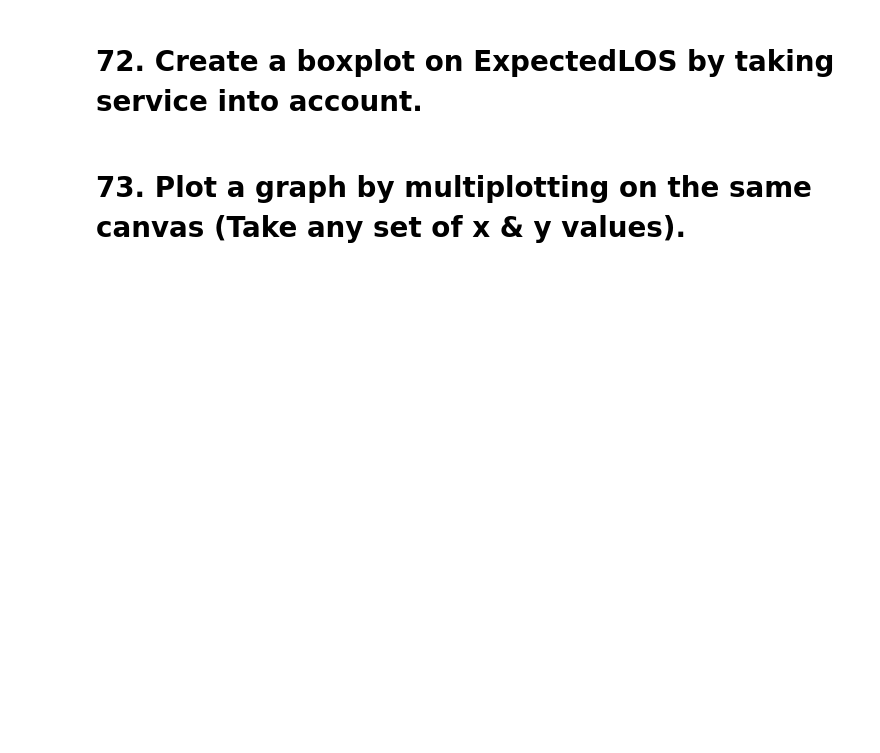
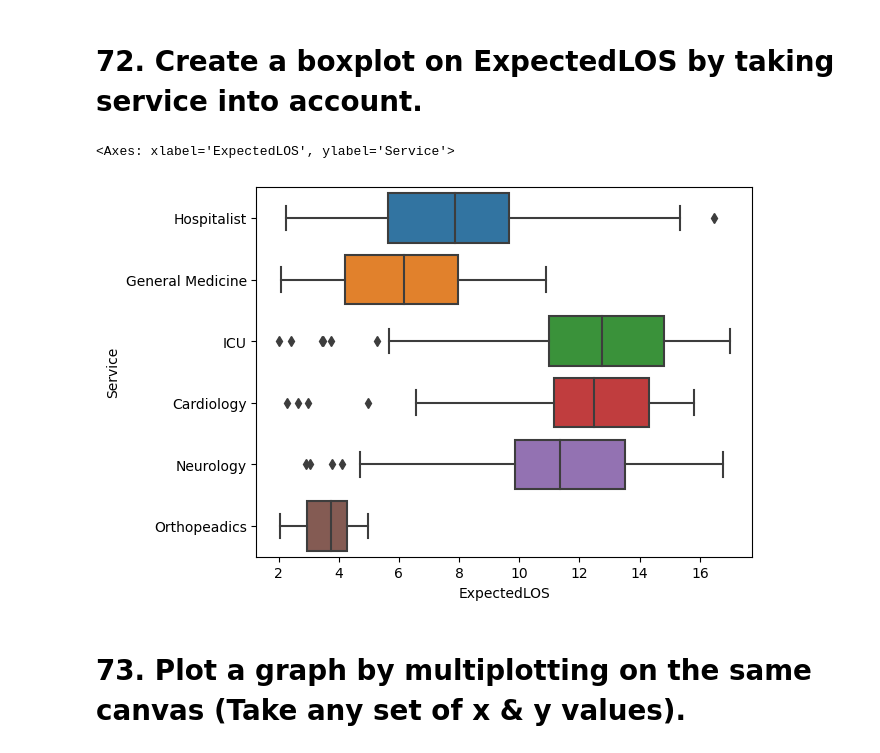
Before and after one commit to JyotsnaSusan/5Py, a Jupyter notebook: Syeda61_80.ipynb, the cells around one changed output. Cells and saved outputs as stored; diff of their text form; code cells hidden in the pictures; blank space fills up the shorter version.

```diff
--- a/Syeda61_80.ipynb
+++ b/Syeda61_80.ipynb
@@ -213,4 +233,9 @@ plt.show()
 # %% [markdown]
 # 72. Create a boxplot on ExpectedLOS by taking service into account.
+# %%
+sns.boxplot(data=df_ReadmissionRegistry, x="ExpectedLOS", y="Service")
+# %% [output]
+<Axes: xlabel='ExpectedLOS', ylabel='Service'>
+[figure, added]
 # %% [markdown]
 # 73. Plot a graph by multiplotting on the same canvas  (Take any set of x & y values).
```
Also changed, not shown: parts of 8 cells of this notebook.
